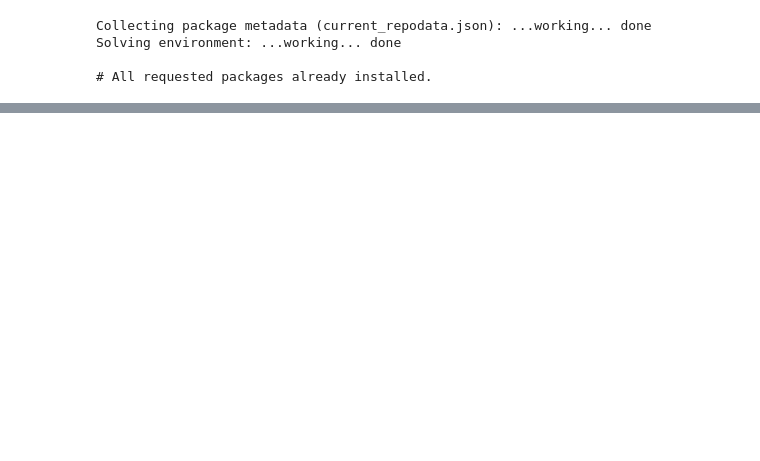
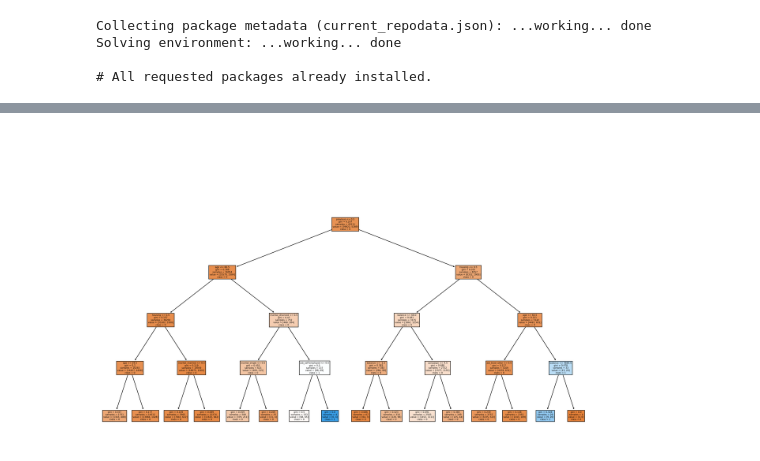
Before and after one commit to DangerBoos/ISMTE111, a Jupyter notebook: Chapter04/From Engagement to Conversions.ipynb, the cells around one changed output, grey strips where cells are left out. Cells and saved outputs as stored; diff of their text form; code cells hidden in the pictures; blank space fills up the shorter version.

Commit message:
addressed graphviz Mac incompatibility

```diff
--- a/Chapter04/From Engagement to Conversions.ipynb
+++ b/Chapter04/From Engagement to Conversions.ipynb
@@ -509,0 +518,10 @@ graph
+# %%
+fig, axes = plt.subplots(figsize = (20,10), dpi=300)
+tree.plot_tree(dt_model,
+               feature_names=features,
+               class_names=['0', '1'],
+               filled=True)
+plt.tight_layout()
+plt.show()
+# %% [output]
+[figure, added]
```
Also changed, not shown: parts of 3 cells of this notebook.
